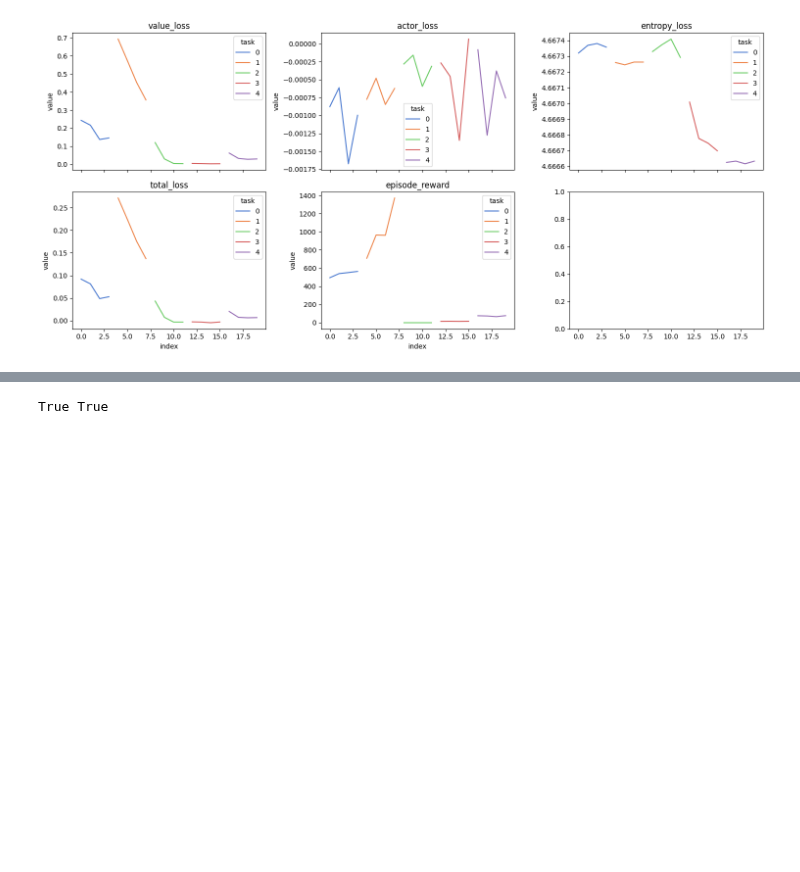
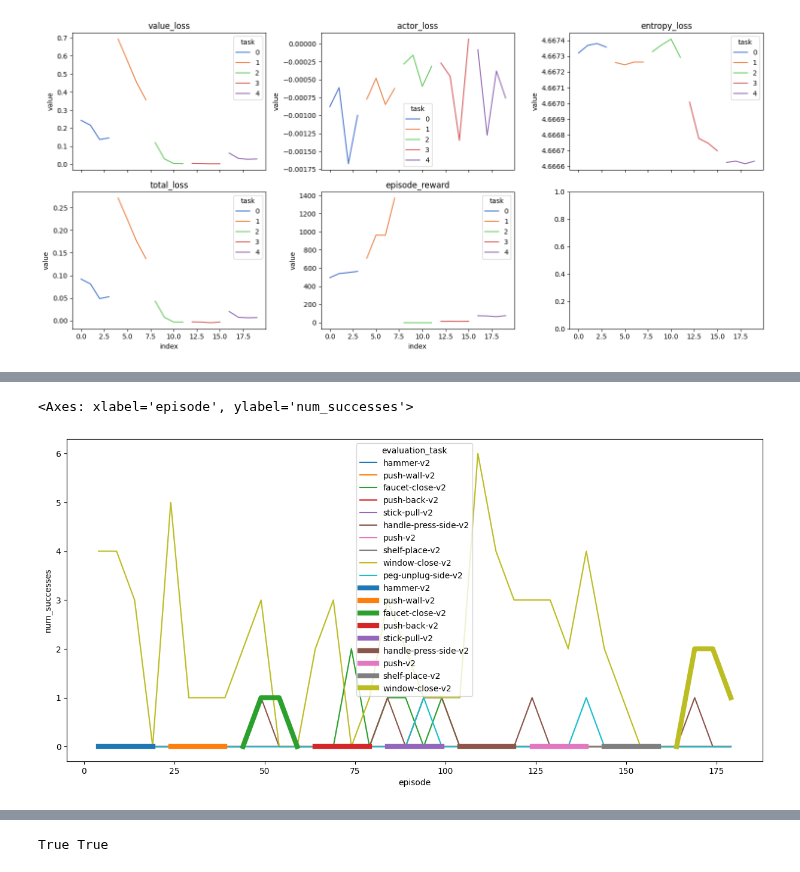
Before and after one commit to gdubbs100/right_left_brain_rl, a Jupyter notebook: continual_training_test.ipynb, the cells around one changed output, grey strips where cells are left out. Saved outputs shown, nothing was run; the diff lists cells and outputs as text; code cells hidden in the pictures; blank space fills up the shorter version.

```diff
--- a/continual_training_test.ipynb
+++ b/continual_training_test.ipynb
@@ -269,3 +302,22 @@ sns.lineplot(
+# %%
+fig, ax = plt.subplots(figsize = (15, 7))
+sns.lineplot(
+    data = results,
+    x = 'episode',
+    y = 'num_successes',
+    hue = 'evaluation_task'
+)
+
+sns.lineplot(
+    data = results.query('training_task==evaluation_task'),
+    x = 'episode',
+    y = 'num_successes',
+    hue='evaluation_task',
+    linewidth = 6
+)
+# %% [output]
+<Axes: xlabel='episode', ylabel='num_successes'>
+[figure, added]
 # %%
 results.query('is_training_task')
 # %% [output]
```
Also changed, not shown: parts of 14 cells of this notebook, 1 other file.
